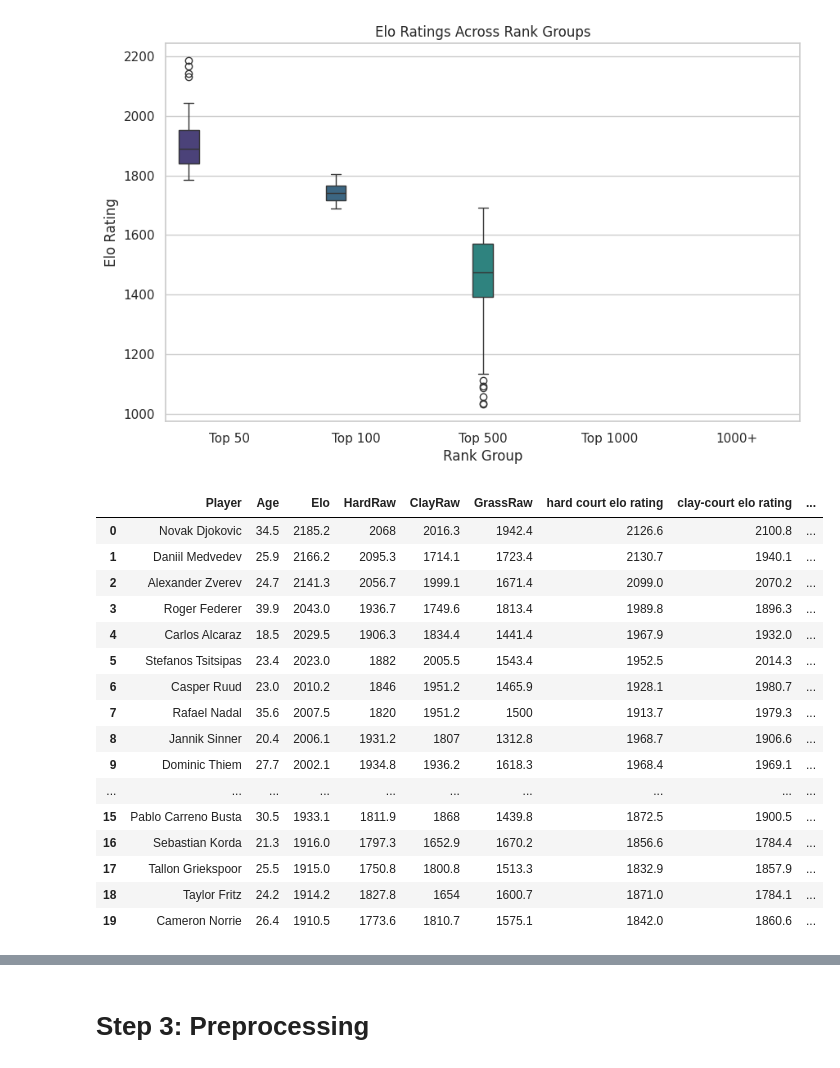
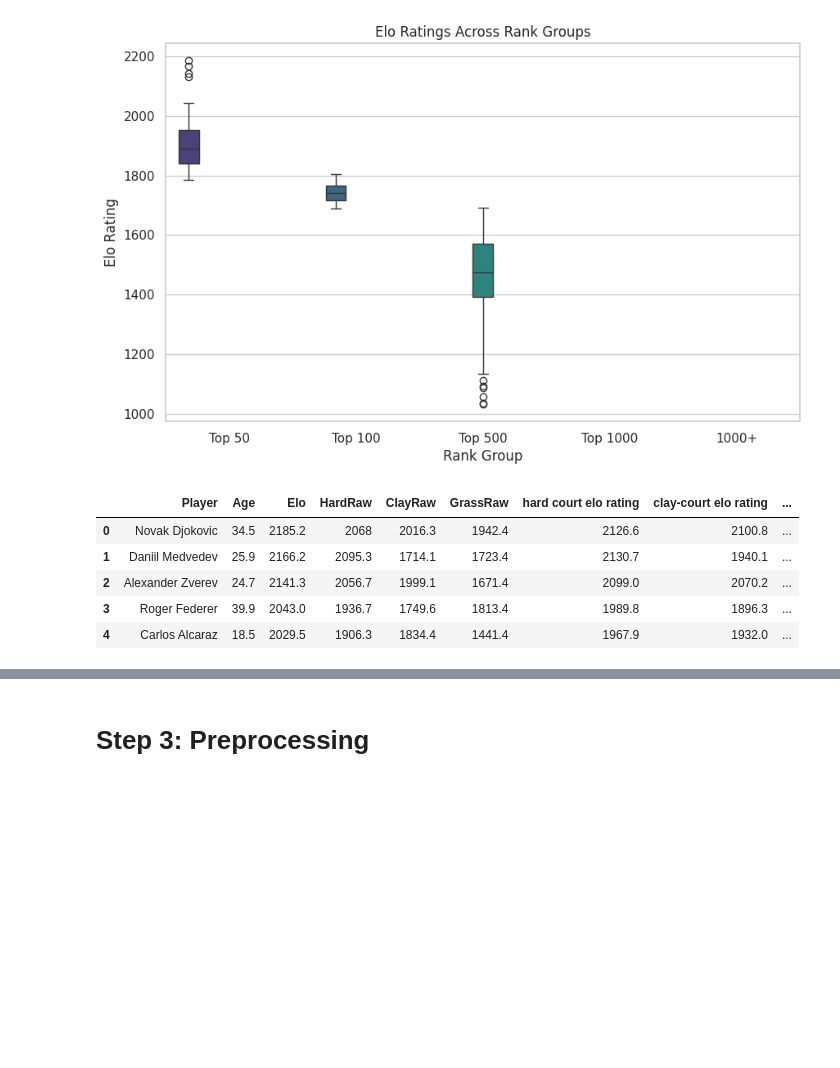
Before and after one commit to fjadidi2001/Machine_Learning_Journey, a Jupyter notebook: Predict_ATP_tennis.ipynb, the cells around one changed output, grey strips where cells are left out. Drawn from its saved outputs; the diff is of its cells as text; code cells hidden in the pictures; blank space fills up the shorter version.

```diff
--- a/Predict_ATP_tennis.ipynb
+++ b/Predict_ATP_tennis.ipynb
@@ -276,22 +276,11 @@ def classify_specialization(row):
 # Apply the function to create the target column
 data['Specialization'] = data.apply(classify_specialization, axis=1)
 # %%
-data.head(20)
+data.head()
 # %% [output]
 |  | Player | Age | Elo | HardRaw | ClayRaw | GrassRaw | hard court elo rating | clay-court elo rating | ... |
 | 0 | Novak Djokovic | 34.5 | 2185.2 | 2068 | 2016.3 | 1942.4 | 2126.6 | 2100.8 | ... |
 | 1 | Daniil Medvedev | 25.9 | 2166.2 | 2095.3 | 1714.1 | 1723.4 | 2130.7 | 1940.1 | ... |
 | 2 | Alexander Zverev | 24.7 | 2141.3 | 2056.7 | 1999.1 | 1671.4 | 2099.0 | 2070.2 | ... |
 | 3 | Roger Federer | 39.9 | 2043.0 | 1936.7 | 1749.6 | 1813.4 | 1989.8 | 1896.3 | ... |
 | 4 | Carlos Alcaraz | 18.5 | 2029.5 | 1906.3 | 1834.4 | 1441.4 | 1967.9 | 1932.0 | ... |
-| 5 | Stefanos Tsitsipas | 23.4 | 2023.0 | 1882 | 2005.5 | 1543.4 | 1952.5 | 2014.3 | ... |
-| 6 | Casper Ruud | 23.0 | 2010.2 | 1846 | 1951.2 | 1465.9 | 1928.1 | 1980.7 | ... |
-| 7 | Rafael Nadal | 35.6 | 2007.5 | 1820 | 1951.2 | 1500 | 1913.7 | 1979.3 | ... |
-| 8 | Jannik Sinner | 20.4 | 2006.1 | 1931.2 | 1807 | 1312.8 | 1968.7 | 1906.6 | ... |
-| 9 | Dominic Thiem | 27.7 | 2002.1 | 1934.8 | 1936.2 | 1618.3 | 1968.4 | 1969.1 | ... |
-| ... | ... | ... | ... | ... | ... | ... | ... | ... | ... |
-| 15 | Pablo Carreno Busta | 30.5 | 1933.1 | 1811.9 | 1868 | 1439.8 | 1872.5 | 1900.5 | ... |
-| 16 | Sebastian Korda | 21.3 | 1916.0 | 1797.3 | 1652.9 | 1670.2 | 1856.6 | 1784.4 | ... |
-| 17 | Tallon Griekspoor | 25.5 | 1915.0 | 1750.8 | 1800.8 | 1513.3 | 1832.9 | 1857.9 | ... |
-| 18 | Taylor Fritz | 24.2 | 1914.2 | 1827.8 | 1654 | 1600.7 | 1871.0 | 1784.1 | ... |
-| 19 | Cameron Norrie | 26.4 | 1910.5 | 1773.6 | 1810.7 | 1575.1 | 1842.0 | 1860.6 | ... |
```
Also changed, not shown: parts of 1 cell of this notebook.
